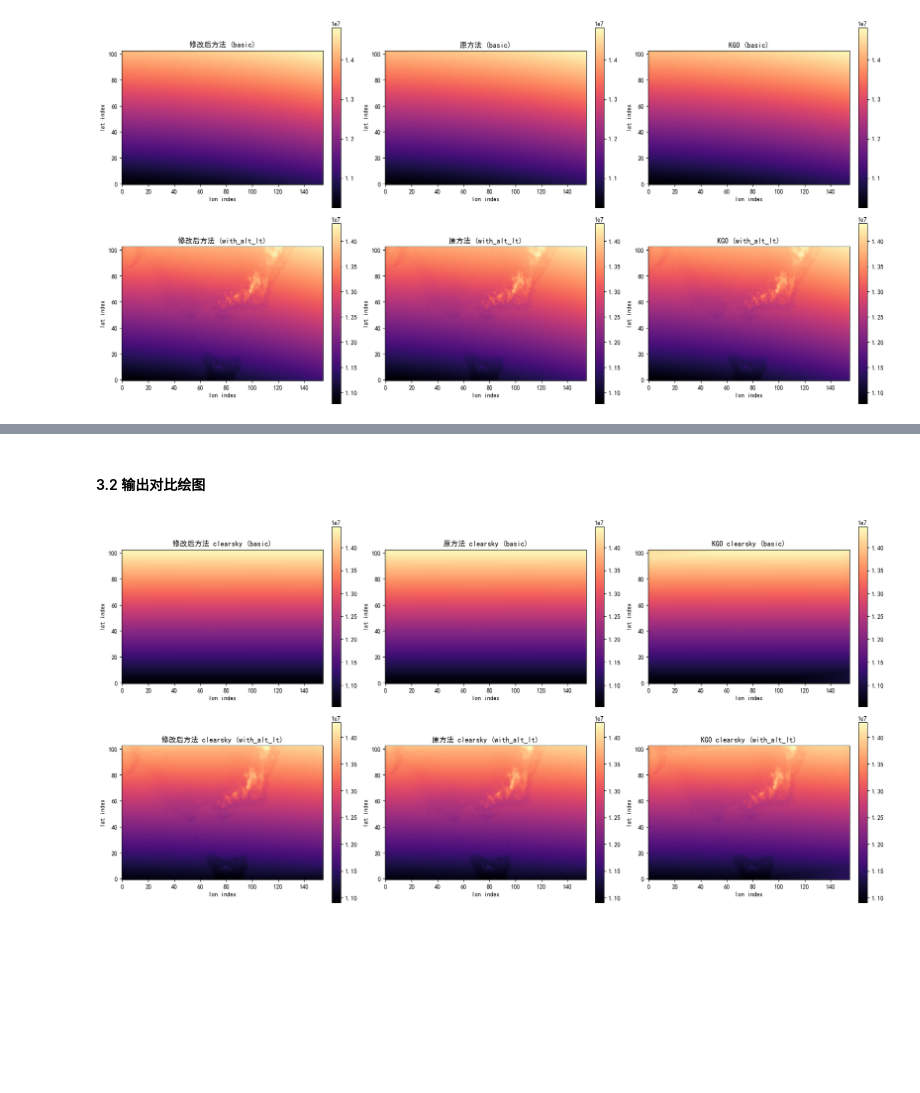
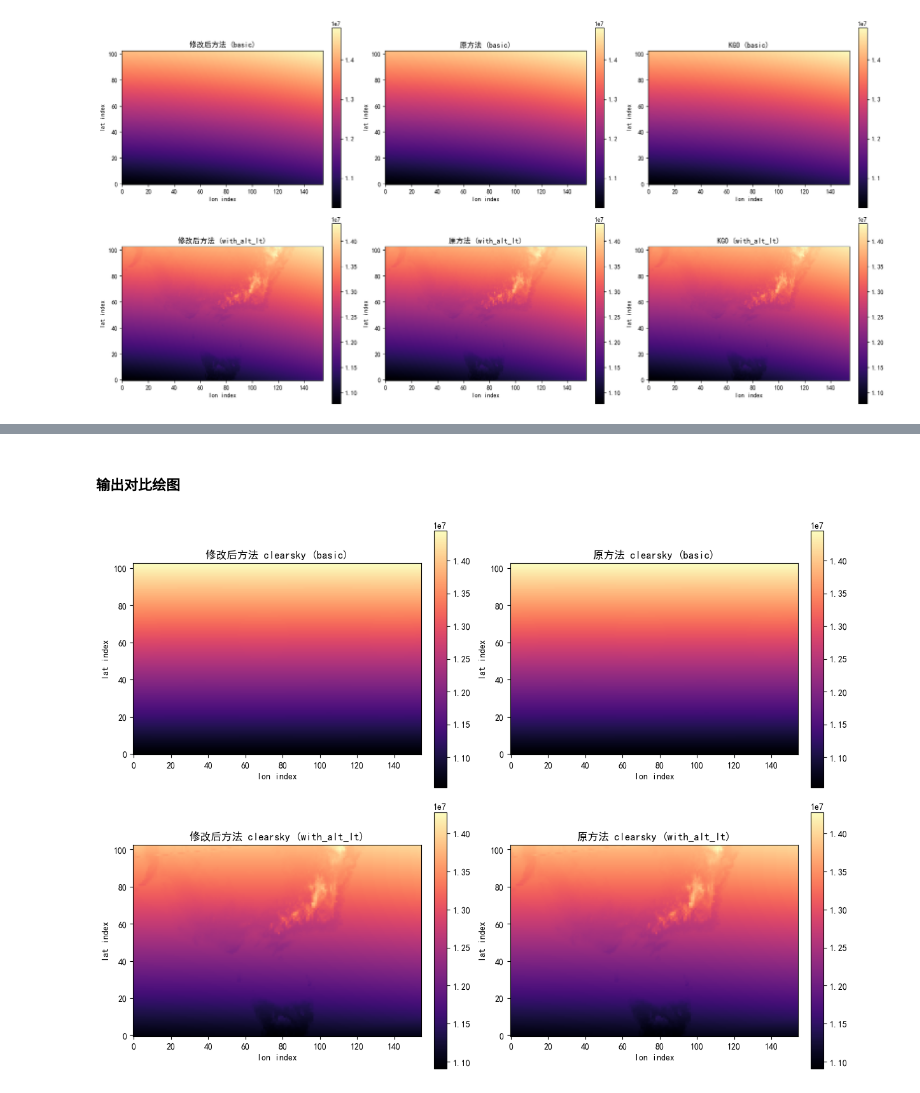
Before and after one commit to guoyunqian/NIMM_pip_repos, a Jupyter notebook: 00temp/generate_derived_solar_fields/nbs/generate_derived_solar_fields.ipynb, the cells around one changed output, grey strips where cells are left out. Saved outputs shown, nothing was run; the diff lists cells and outputs as text; code cells hidden in the pictures; blank space fills up the shorter version.

```diff
--- a/00temp/generate_derived_solar_fields/nbs/generate_derived_solar_fields.ipynb
+++ b/00temp/generate_derived_solar_fields/nbs/generate_derived_solar_fields.ipynb
@@ -819,8 +515,6 @@ _,_,d_solar2_ok = compare_stats(
 # %%
-# 绘图对比：修改后方法 / 原方法 / KGO（统一色标，便于直观比较）
-fig, axes = plt.subplots(1, 3, figsize=(18, 4.5))
+fig, axes = plt.subplots(1, 2, figsize=(12, 4.5))
 
-# SolarTime 代表一天中的小时数，固定使用 0-24 分箱显示
 solar_bounds = np.arange(0, 25, 1, dtype=np.float32)
 solar_cmap = plt.get_cmap("viridis", len(solar_bounds) - 1)
 solar_norm = BoundaryNorm(solar_bounds, solar_cmap.N, clip=True)
@@ -828,22 +522,15 @@ solar_ticks = np.arange(0, 25, 2, dtype=np.int32)
 
 im0 = axes[0].imshow(c_solar2, origin="lower", cmap=solar_cmap, norm=solar_norm)
 axes[0].set_title("修改后方法 solar_time")
-axes[0].set_xlabel("lon index")
-axes[0].set_ylabel("lat index")
 plt.colorbar(im0, ax=axes[0], fraction=0.046, pad=0.04, ticks=solar_ticks)
 
 im1 = axes[1].imshow(o_solar2, origin="lower", cmap=solar_cmap, norm=solar_norm)
 axes[1].set_title("原方法 solar_time")
-axes[1].set_xlabel("lon index")
-axes[1].set_ylabel("lat index")
 plt.colorbar(im1, ax=axes[1], fraction=0.046, pad=0.04, ticks=solar_ticks)
 
-im2 = axes[2].imshow(k_solar2, origin="lower", cmap=solar_cmap, norm=solar_norm)
-axes[2].set_title("KGO solar_time")
-axes[2].set_xlabel("lon index")
-axes[2].set_ylabel("lat index")
-plt.colorbar(im2, ax=axes[2], fraction=0.046, pad=0.04, ticks=solar_ticks)
-
+for ax in axes:
+    ax.set_xlabel("lon index")
+    ax.set_ylabel("lat index")
 plt.tight_layout()
 plt.show()
 # %% [output]
@@ -940,47 +613,31 @@ inferred accumulation_period_hours : 24
 # %% [markdown]
-#### 3.2 输出对比绘图
+#### 输出对比绘图
 # %%
-# 绘图对比：
-# 第一行 basic（当前 / 原方法 / KGO，统一色标）
-# 第二行 with_altitude_and_lt（当前 / 原方法 / KGO，统一色标）
-fig, axes = plt.subplots(2, 3, figsize=(18, 9))
+fig, axes = plt.subplots(2, 2, figsize=(12, 9))
 
-basic_vmin = float(np.nanmin([c_clear_basic2.min(), o_clear_basic2.min(), k_clear_basic2.min()]))
-basic_vmax = float(np.nanmax([c_clear_basic2.max(), o_clear_basic2.max(), k_clear_basic2.max()]))
-
+basic_vmin = float(np.nanmin([c_clear_basic2.min(), o_clear_basic2.min()]))
+basic_vmax = float(np.nanmax([c_clear_basic2.max(), o_clear_basic2.max()]))
 im00 = axes[0, 0].imshow(c_clear_basic2, origin="lower", cmap="magma", vmin=basic_vmin, vmax=basic_vmax)
 axes[0, 0].set_title("修改后方法 clearsky (basic)")
 plt.colorbar(im00, ax=axes[0, 0], fraction=0.046, pad=0.04)
-
 im01 = axes[0, 1].imshow(o_clear_basic2, origin="lower", cmap="magma", vmin=basic_vmin, vmax=basic_vmax)
 axes[0, 1].set_title("原方法 clearsky (basic)")
 plt.colorbar(im01, ax=axes[0, 1], fraction=0.046, pad=0.04)
 
-im02 = axes[0, 2].imshow(k_clear_basic2, origin="lower", cmap="magma", vmin=basic_vmin, vmax=basic_vmax)
-axes[0, 2].set_title("KGO clearsky (basic)")
-plt.colorbar(im02, ax=axes[0, 2], fraction=0.046, pad=0.04)
-
-altlt_vmin = float(np.nanmin([c_clear_altlt2.min(), o_clear_altlt2.min(), k_clear_altlt2.min()]))
-altlt_vmax = float(np.nanmax([c_clear_altlt2.max(), o_clear_altlt2.max(), k_clear_altlt2.max()]))
-
+altlt_vmin = float(np.nanmin([c_clear_altlt2.min(), o_clear_altlt2.min()]))
+altlt_vmax = float(np.nanmax([c_clear_altlt2.max(), o_clear_altlt2.max()]))
 im10 = axes[1, 0].imshow(c_clear_altlt2, origin="lower", cmap="magma", vmin=altlt_vmin, vmax=altlt_vmax)
 axes[1, 0].set_title("修改后方法 clearsky (with_alt_lt)")
 plt.colorbar(im10, ax=axes[1, 0], fraction=0.046, pad=0.04)
-
 im11 = axes[1, 1].imshow(o_clear_altlt2, origin="lower", cmap="magma", vmin=altlt_vmin, vmax=altlt_vmax)
 axes[1, 1].set_title("原方法 clearsky (with_alt_lt)")
 plt.colorbar(im11, ax=axes[1, 1], fraction=0.046, pad=0.04)
 
-im12 = axes[1, 2].imshow(k_clear_altlt2, origin="lower", cmap="magma", vmin=altlt_vmin, vmax=altlt_vmax)
-axes[1, 2].set_title("KGO clearsky (with_alt_lt)")
-plt.colorbar(im12, ax=axes[1, 2], fraction=0.046, pad=0.04)
-
 for ax in axes.ravel():
     ax.set_xlabel("lon index")
     ax.set_ylabel("lat index")
-
 plt.tight_layout()
 plt.show()
 # %% [output]
-[figure, old version]
+[figure, new version]
 # %% [markdown]
```
Also changed, not shown: parts of 45 cells of this notebook, 16 other files.
